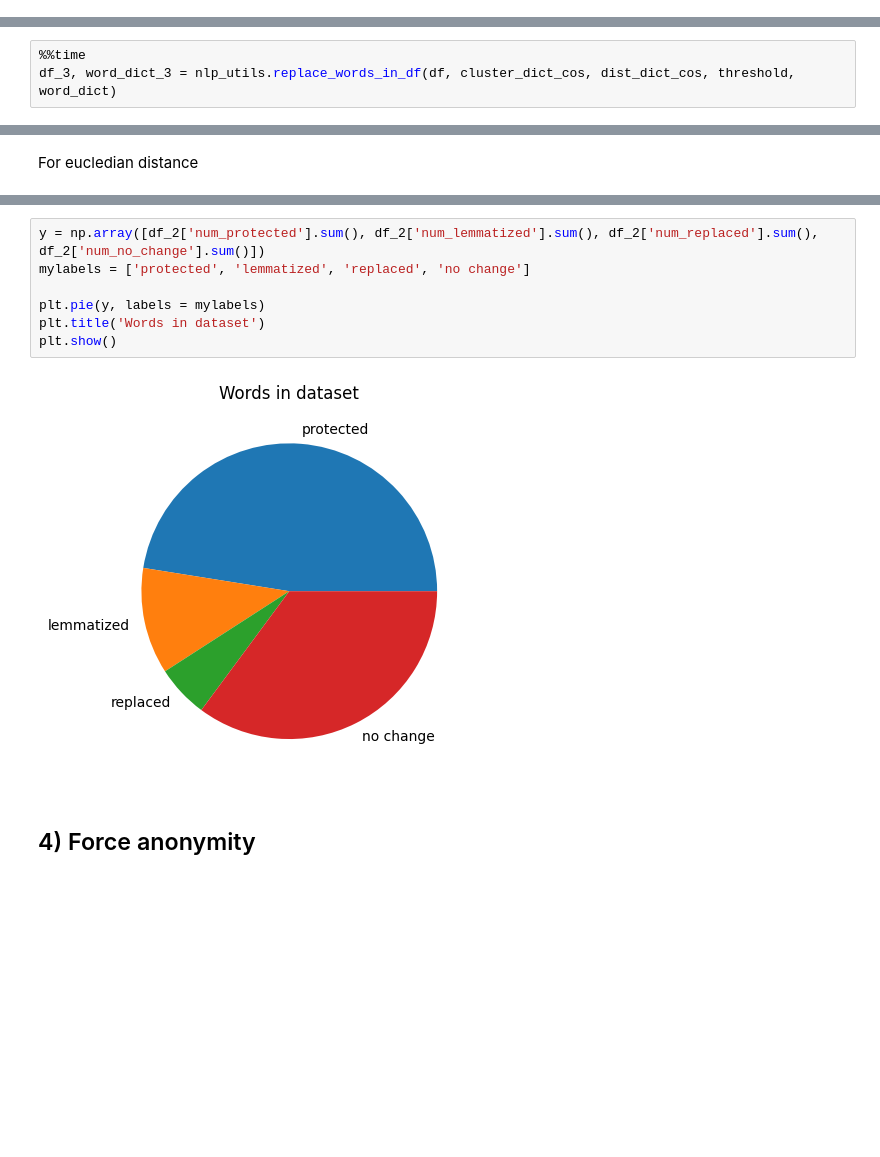
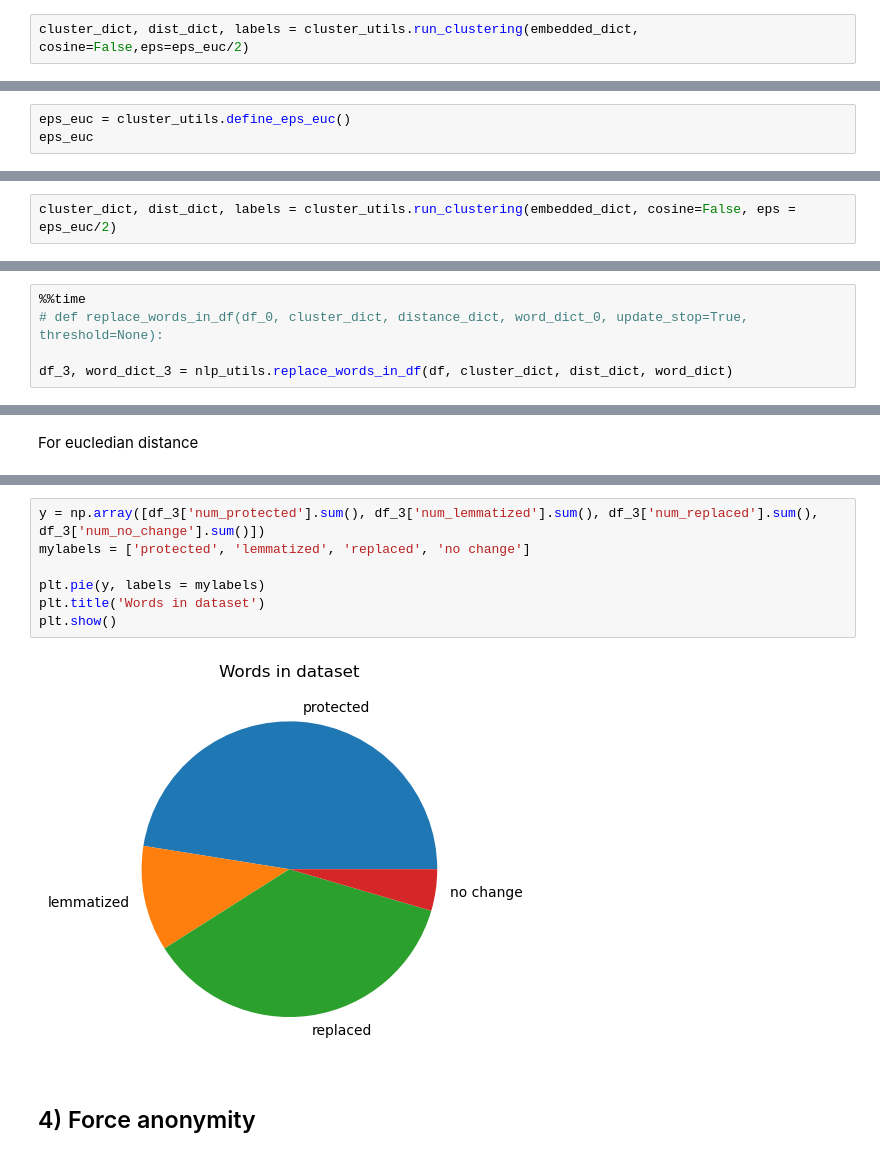
Before and after one commit to neumanh/K-anonymity-fot-texts, a Jupyter notebook: POC_v2.ipynb, the cells around one changed output, grey strips where cells are left out. Drawn from its saved outputs; the diff is of its cells as text; blank space fills up the shorter version.

```diff
--- a/POC_v2.ipynb
+++ b/POC_v2.ipynb
@@ -105,0 +127,2 @@ eps 0.053744078
+# %%
+cluster_dict, dist_dict, labels = cluster_utils.run_clustering(embedded_dict, cosine=False,eps=eps_euc/2)
@@ -127,0 +182,3 @@ sim_list_worst 0.56748897
+# %%
+eps_euc = cluster_utils.define_eps_euc()
+eps_euc
@@ -132,3 +193,5 @@ sim_list_worst 0.56748897
  - word2vec embedding
  - predifined epsilon (cose/eucl)
  - plot results and examples for clustering
+# %%
+cluster_dict, dist_dict, labels = cluster_utils.run_clustering(embedded_dict, cosine=False, eps = eps_euc/2)
@@ -181,6 +226,8 @@ df_2
 #### 3.2.2) Based on Cosine distance
 # %%
 %%time
-df_3, word_dict_3 = nlp_utils.replace_words_in_df(df, cluster_dict_cos, dist_dict_cos, threshold, word_dict)
+# def replace_words_in_df(df_0, cluster_dict, distance_dict, word_dict_0, update_stop=True, threshold=None):
+
+df_3, word_dict_3 = nlp_utils.replace_words_in_df(df, cluster_dict, dist_dict, word_dict)
 # %% [output]
 Starting average Jaccard index: 0.18490998931057948
@@ -292,12 +297,12 @@ plt.show()
 # %%
-y = np.array([df_2['num_protected'].sum(), df_2['num_lemmatized'].sum(), df_2['num_replaced'].sum(), df_2['num_no_change'].sum()])
+y = np.array([df_3['num_protected'].sum(), df_3['num_lemmatized'].sum(), df_3['num_replaced'].sum(), df_3['num_no_change'].sum()])
 mylabels = ['protected', 'lemmatized', 'replaced', 'no change']
 
 plt.pie(y, labels = mylabels)
 plt.title('Words in dataset')
 plt.show()
 # %% [output]
-[figure, old version]
+[figure, new version]
 # %% [markdown]
 ## 4) Force anonymity
 # %% [markdown]
```
Also changed, not shown: parts of 38 cells of this notebook.
